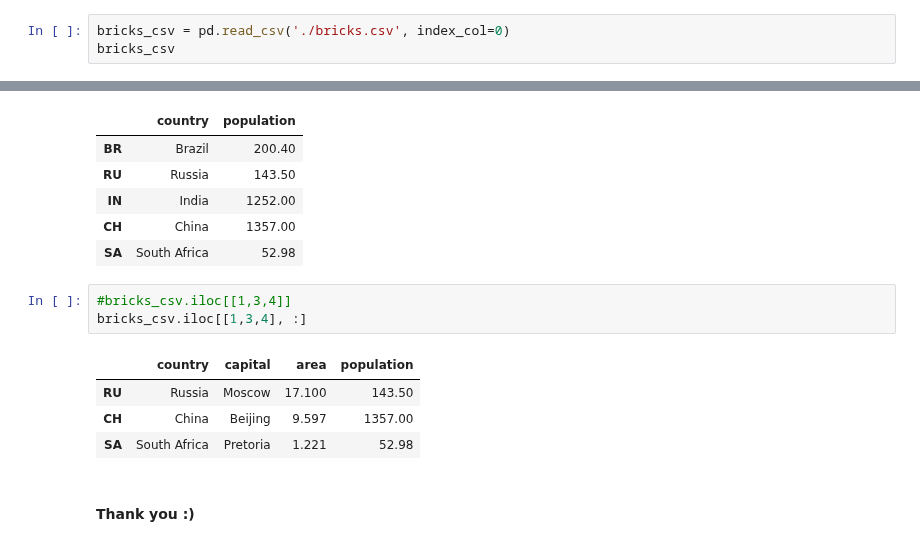
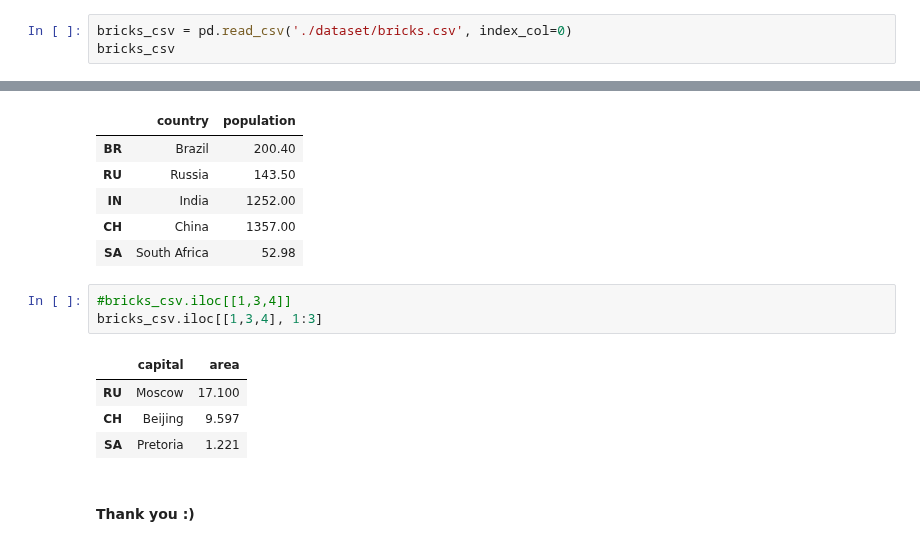
Before and after one commit to aiwithqasim/exploratory-data-analysis-eda, a Jupyter notebook: Day 2 (Introduction to Pandas & Python Dictionaries)/Day 2_dictionaries & pandas.ipynb, the cells around one changed output, grey strips where cells are left out. Cells and saved outputs as stored; diff of their text form.

Commit message:
Datasets of day 2

```diff
--- a/Day 2 (Introduction to Pandas & Python Dictionaries)/Day 2_dictionaries & pandas.ipynb
+++ b/Day 2 (Introduction to Pandas & Python Dictionaries)/Day 2_dictionaries & pandas.ipynb
@@ -131,7 +141,7 @@ bricks_csv
 | 3 | CH | China | Beijing | 9.597 | 1357.00 |
 | 4 | SA | South Africa | Pretoria | 1.221 | 52.98 |
 # %%
-bricks_csv = pd.read_csv('./bricks.csv', index_col=0)
+bricks_csv = pd.read_csv('./dataset/bricks.csv', index_col=0)
 bricks_csv
 # %% [output]
 |  | country | capital | area | population |
@@ -337,12 +384,12 @@ bricks_csv.iloc[:,[0,3]]
 | SA | South Africa | 52.98 |
 # %%
 #bricks_csv.iloc[[1,3,4]]
-bricks_csv.iloc[[1,3,4], :]
+bricks_csv.iloc[[1,3,4], 1:3]
 # %% [output]
-|  | country | capital | area | population |
-| RU | Russia | Moscow | 17.100 | 143.50 |
-| CH | China | Beijing | 9.597 | 1357.00 |
-| SA | South Africa | Pretoria | 1.221 | 52.98 |
+|  | capital | area |
+| RU | Moscow | 17.100 |
+| CH | Beijing | 9.597 |
+| SA | Pretoria | 1.221 |
 # %% [markdown]
 #### Thank you :)
 # %% [markdown]
```
Also changed, not shown: parts of 33 cells of this notebook, 3 other files.
